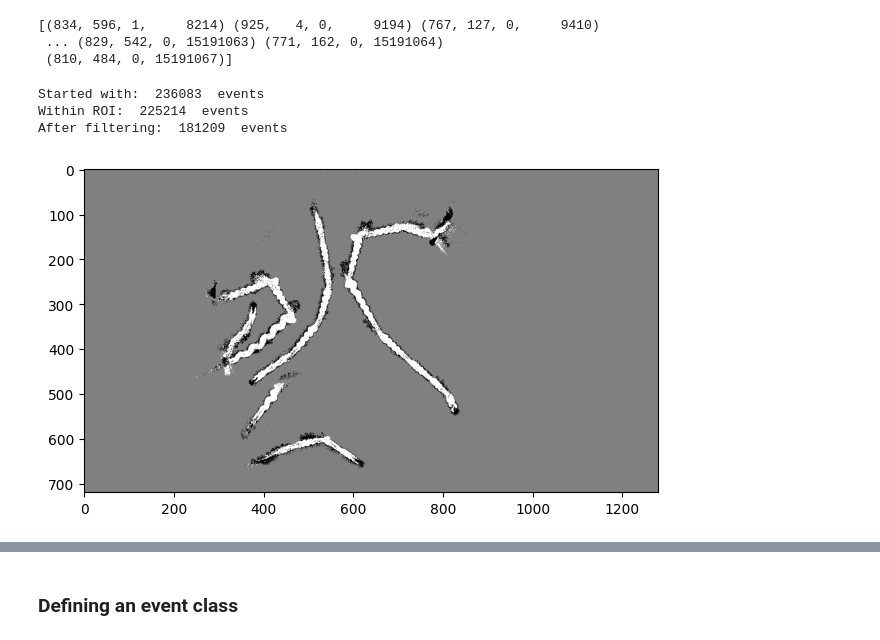
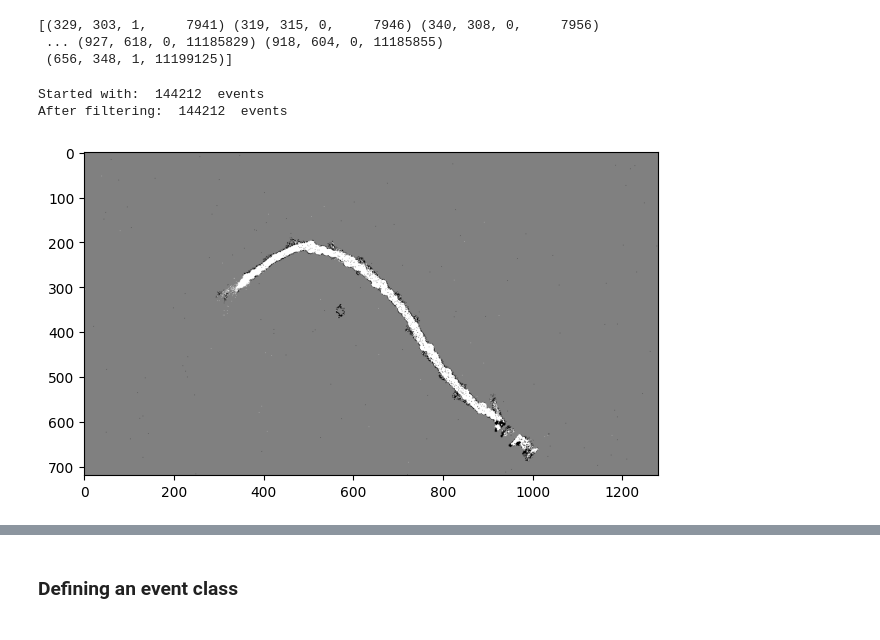
Before and after one commit to ffvoigt/accordion, a Jupyter notebook: playground/data_exploration_bouts_pyqtgraph2.ipynb, the cells around one changed output, grey strips where cells are left out. Cells and saved outputs as stored; diff of their text form; code cells hidden in the pictures.

Commit message:
Some more bout analysis tests

```diff
--- a/playground/data_exploration_bouts_pyqtgraph2.ipynb
+++ b/playground/data_exploration_bouts_pyqtgraph2.ipynb
@@ -27,3 +27,5 @@ path = 'E:/code/github-ffvoigt/accordion/playground/example_data/fish_bouts_reco
+# %%
+path = 'C:/Users/B0067-WS-2/Documents/code/github-ffvoigt/accordion/playground/example_data/single_fish_bout_recording_2023-07-03_14-26-56.raw'
 # %%
 record_raw = RawReader(path)
 print(record_raw)
@@ -36,9 +38,9 @@ _begin_buffer 0,_end_buffer_ 0,  buffer_size 10000000
 events = record_raw.load_n_events(1000000)
 print(events)
 # %% [output]
-[(834, 596, 1,     8214) (925,   4, 0,     9194) (767, 127, 0,     9410)
- ... (829, 542, 0, 15191063) (771, 162, 0, 15191064)
- (810, 484, 0, 15191067)]
+[(329, 303, 1,     7941) (319, 315, 0,     7946) (340, 308, 0,     7956)
+ ... (927, 618, 0, 11185829) (918, 604, 0, 11185855)
+ (656, 348, 1, 11199125)]
 # %%
 @nb.njit
 def inside_circle(x, y, x_center, y_center, r):
@@ -55,18 +57,18 @@ def events_inside_circular_roi(events, x_center, y_center, radius):
     return result[:j].copy()
 # %%
 print('Started with: ', len(events),' events' )
-inside_events = events_inside_circular_roi(events, 560, 375, 400)
+#inside_events = events_inside_circular_roi(events, 560, 375, 400)
 #inside_events = events
-print('Within ROI: ', len(inside_events),' events' )
-noisereductionfilter = ActivityNoiseFilterAlgorithm(1280,720,10000)
-filtered_events_raw = noisereductionfilter.get_empty_output_buffer()
-noisereductionfilter.process_events(inside_events, filtered_events_raw)
-filtered_events = filtered_events_raw.numpy()
+#print('Within ROI: ', len(inside_events),' events' )
+#noisereductionfilter = ActivityNoiseFilterAlgorithm(1280,720,10000)
+#filtered_events_raw = noisereductionfilter.get_empty_output_buffer()
+#noisereductionfilter.process_events(inside_events, filtered_events_raw)
+#filtered_events = filtered_events_raw.numpy()
+filtered_events = events
 print('After filtering: ', len(filtered_events),' events' )
 # %% [output]
-Started with:  236083  events
-Within ROI:  225214  events
-After filtering:  181209  events
+Started with:  144212  events
+After filtering:  144212  events
 # %%
 def viz_events(events, height, width):
     img = np.full((height, width, 3), 128, dtype=np.uint8)
@@ -74,9 +76,9 @@ def viz_events(events, height, width):
     return img
 # %%
 height, width = record_raw.get_size()
-im1 = viz_events(inside_events, height, width)
+#im1 = viz_events(events, height, width)
 im2 = viz_events(filtered_events, height, width)
 plt.imshow(im2)
 plt.tight_layout()
 # %% [output]
-[figure, old version]
+[figure, new version]
```
Also changed, not shown: parts of 13 cells of this notebook.
